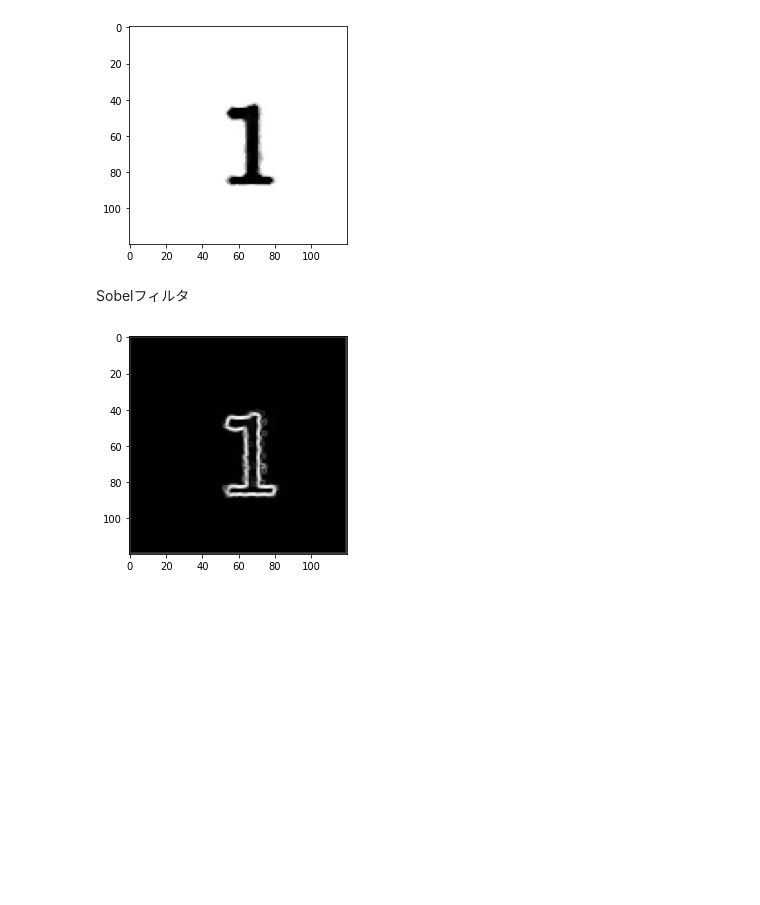
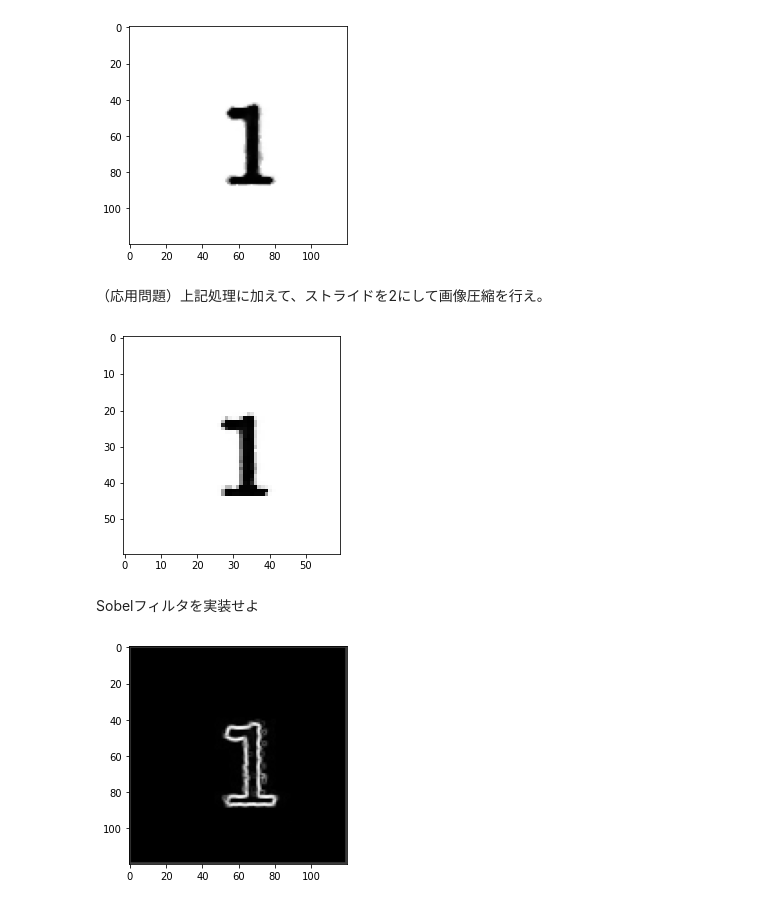
Before and after one commit to MasahiroAraki/SpeechRecognition, a Jupyter notebook: Python/chap02a.ipynb, the cells around one changed output. Cells and saved outputs as stored; diff of their text form; code cells hidden in the pictures; blank space fills up the shorter version.

```diff
--- a/Python/chap02a.ipynb
+++ b/Python/chap02a.ipynb
@@ -46,8 +50,22 @@ plt.imshow(im3)
 plt.gray()
 # %% [output]
 [figure]
-# %% [markdown]
-Sobelフィルタ
+# %% [markdown]
+（応用問題）上記処理に加えて、ストライドを2にして画像圧縮を行え。
+# %%
+# メディアンフィルタ (5x5)
+im4 = np.full((h//2, w//2), 255)
+
+for y in range(2,h-2,2):
+  for x in range(2,w-2,2):
+    im4[x//2,y//2] = np.median(im[x-2:x+3, y-2:y+3])
+
+plt.imshow(im4)
+plt.gray()
+# %% [output]
+[figure, added]
+# %% [markdown]
+Sobelフィルタを実装せよ
 # %%
 # Sobelフィルタ
 
```
Also changed, not shown: parts of 3 cells of this notebook, 1 other file.
